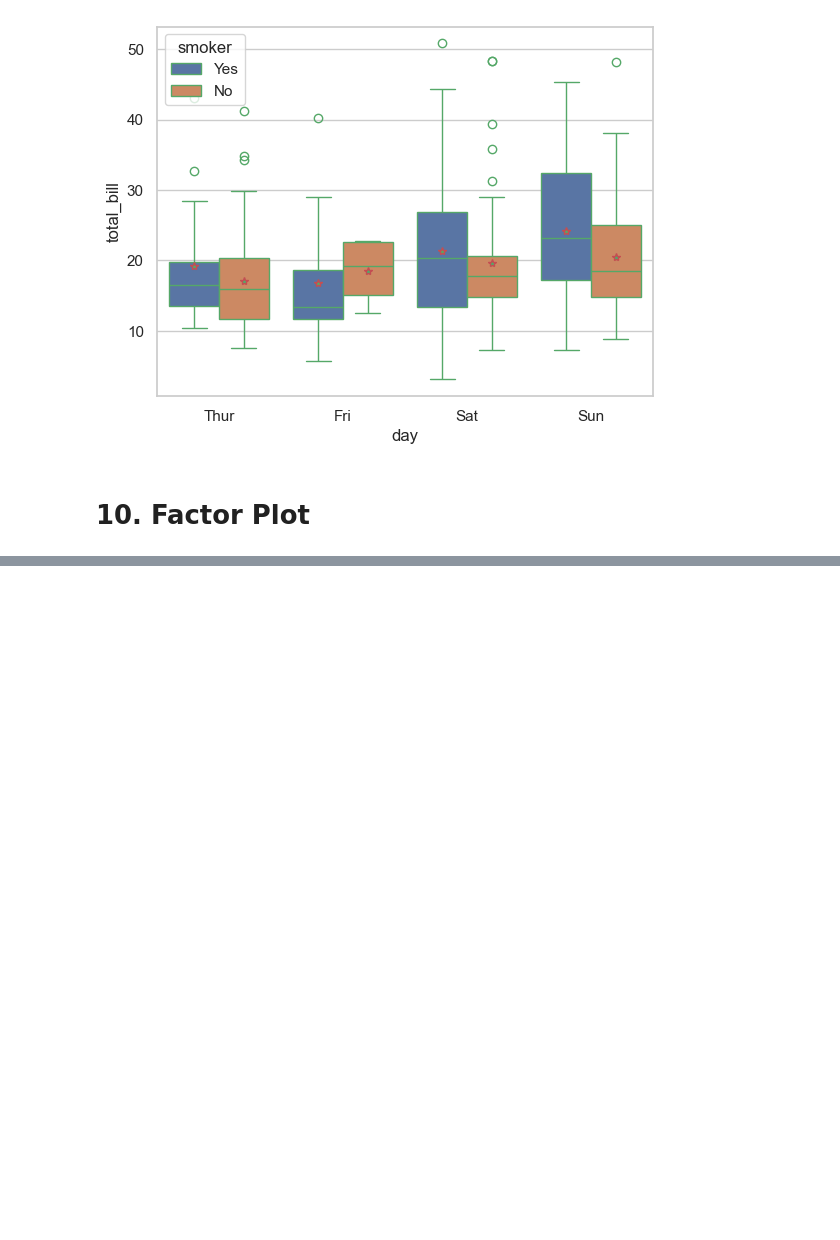
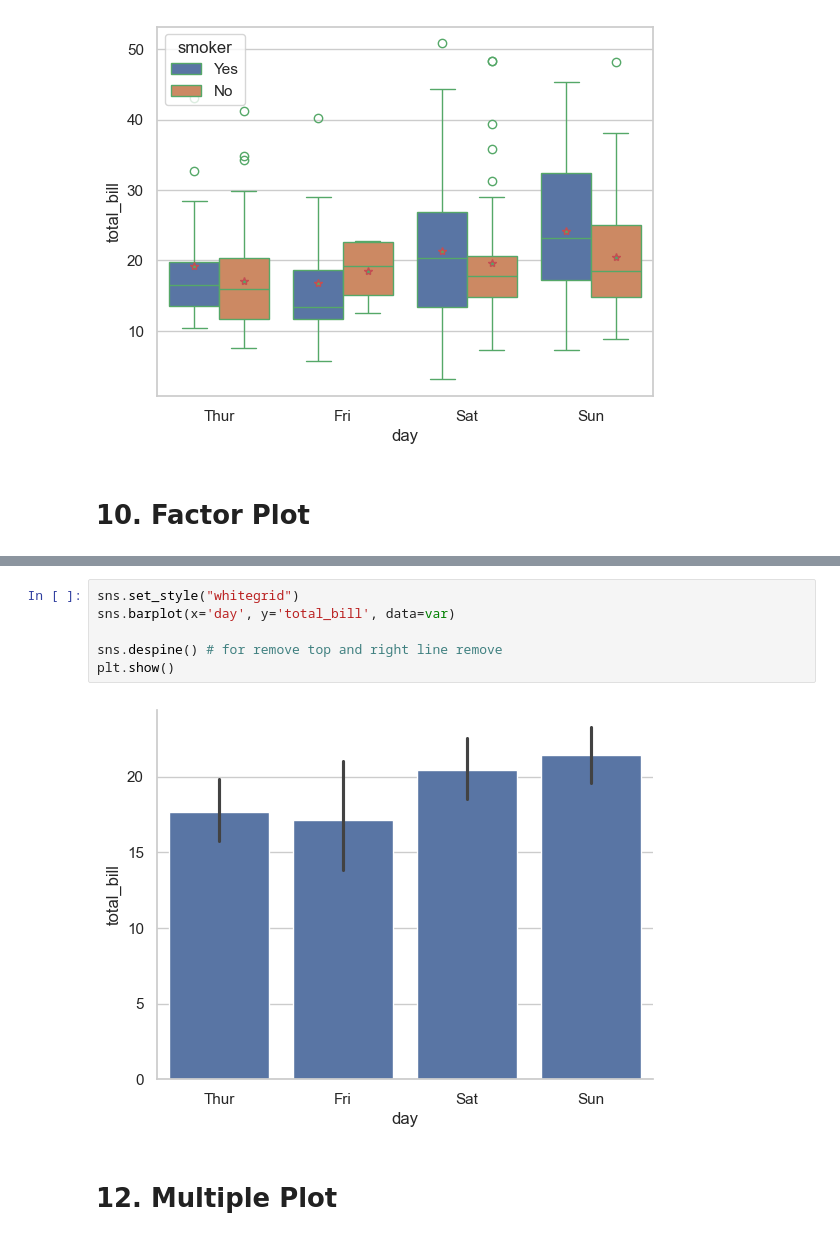
Before and after one commit to lukhi-laksh/Python-Seaborn, a Jupyter notebook: Advance.ipynb, the cells around one changed output, grey strips where cells are left out. Drawn from its saved outputs; the diff is of its cells as text; blank space fills up the shorter version.

```diff
--- a/Advance.ipynb
+++ b/Advance.ipynb
@@ -400,0 +440,10 @@ var
+# %%
+sns.set_style("whitegrid")
+sns.barplot(x='day', y='total_bill', data=var)
+
+sns.despine() # for remove top and right line remove
+plt.show()
+# %% [output]
+[figure, added]
+# %% [markdown]
+# 12. Multiple Plot
```
Also changed, not shown: parts of 23 cells of this notebook.
